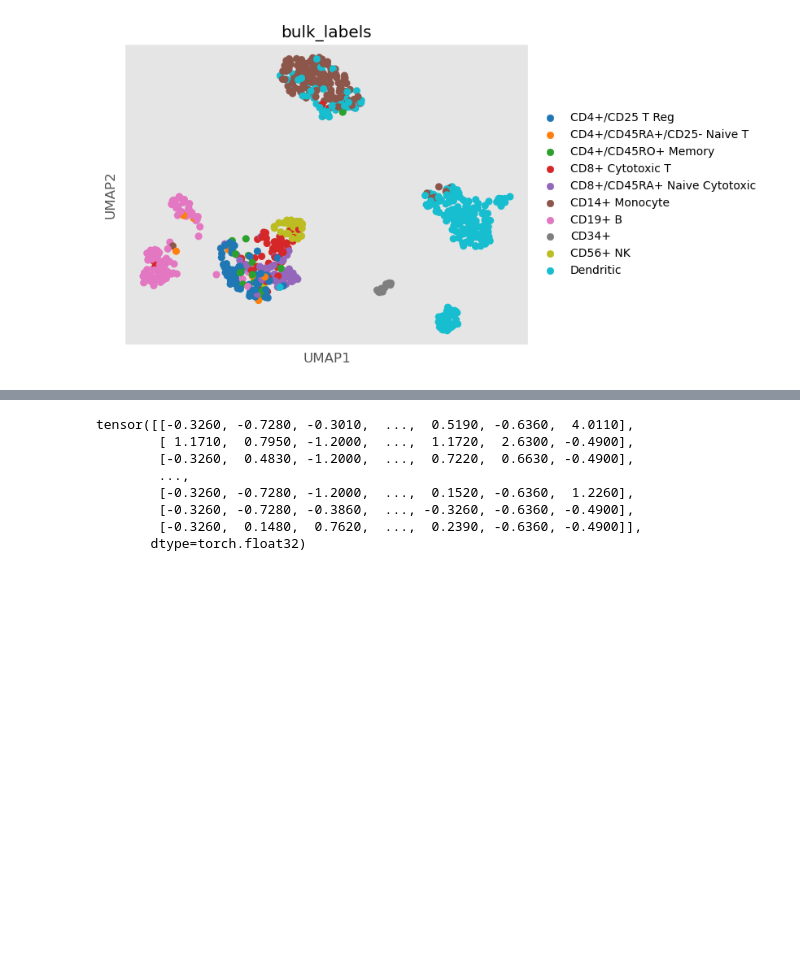
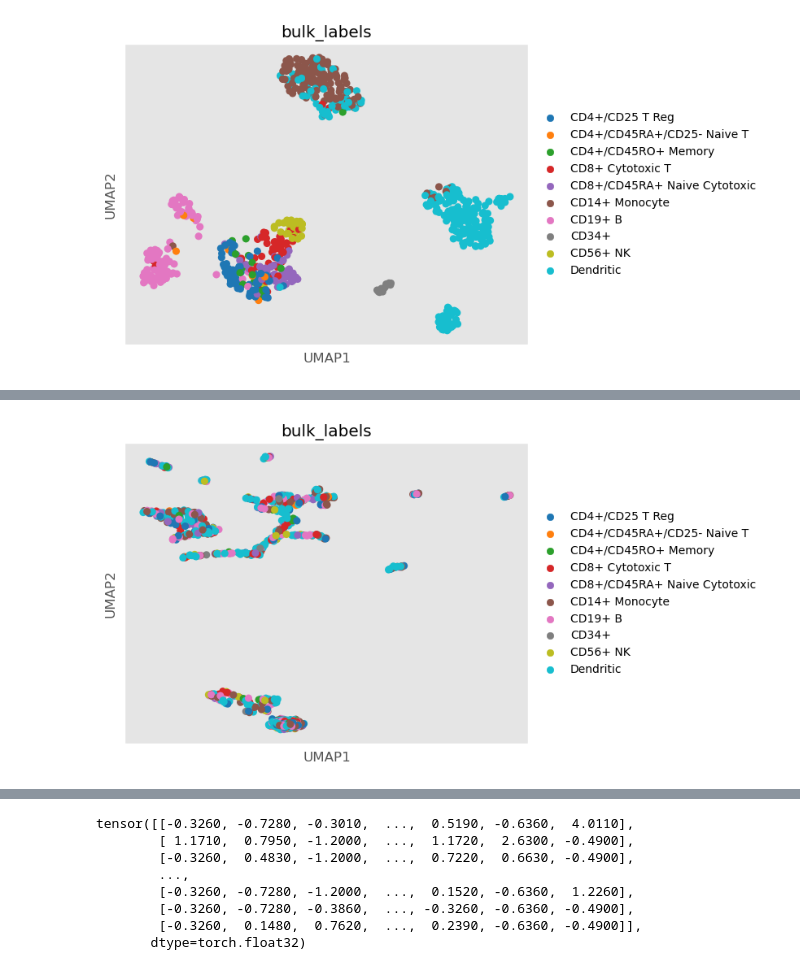
Before and after one commit to LorenzoTaroni/DeepGSEA, a Jupyter notebook: example.ipynb, the cells around one changed output, grey strips where cells are left out. Drawn from its saved outputs; the diff is of its cells as text; code cells hidden in the pictures; blank space fills up the shorter version.

```diff
--- a/example.ipynb
+++ b/example.ipynb
@@ -101,0 +125,4 @@ sc.pl.umap(adata, color = "bulk_labels")
+# %%
+sc.pl.umap(adata_new, color = "bulk_labels")
+# %% [output]
+[figure, added]
```
Also changed, not shown: parts of 14 cells of this notebook, 2 other files.
